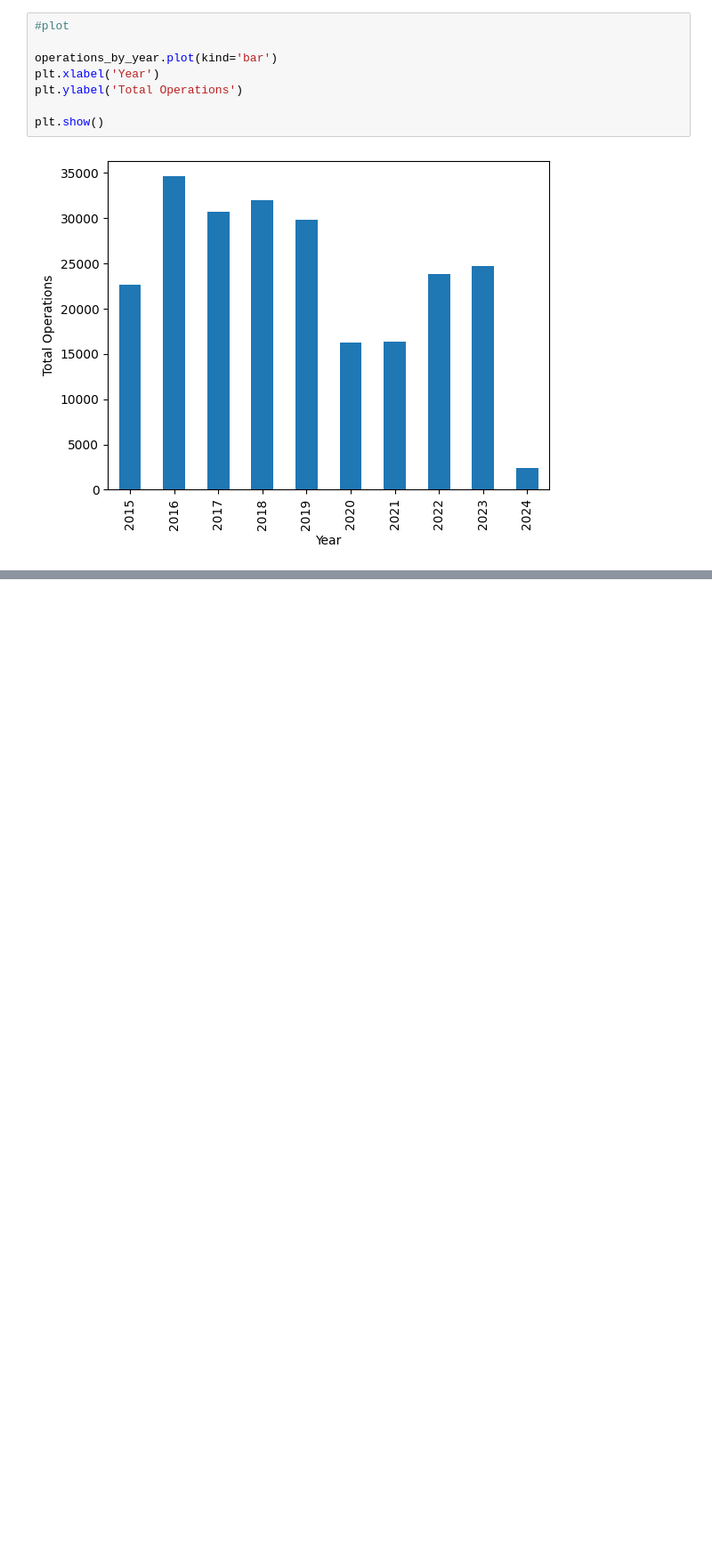
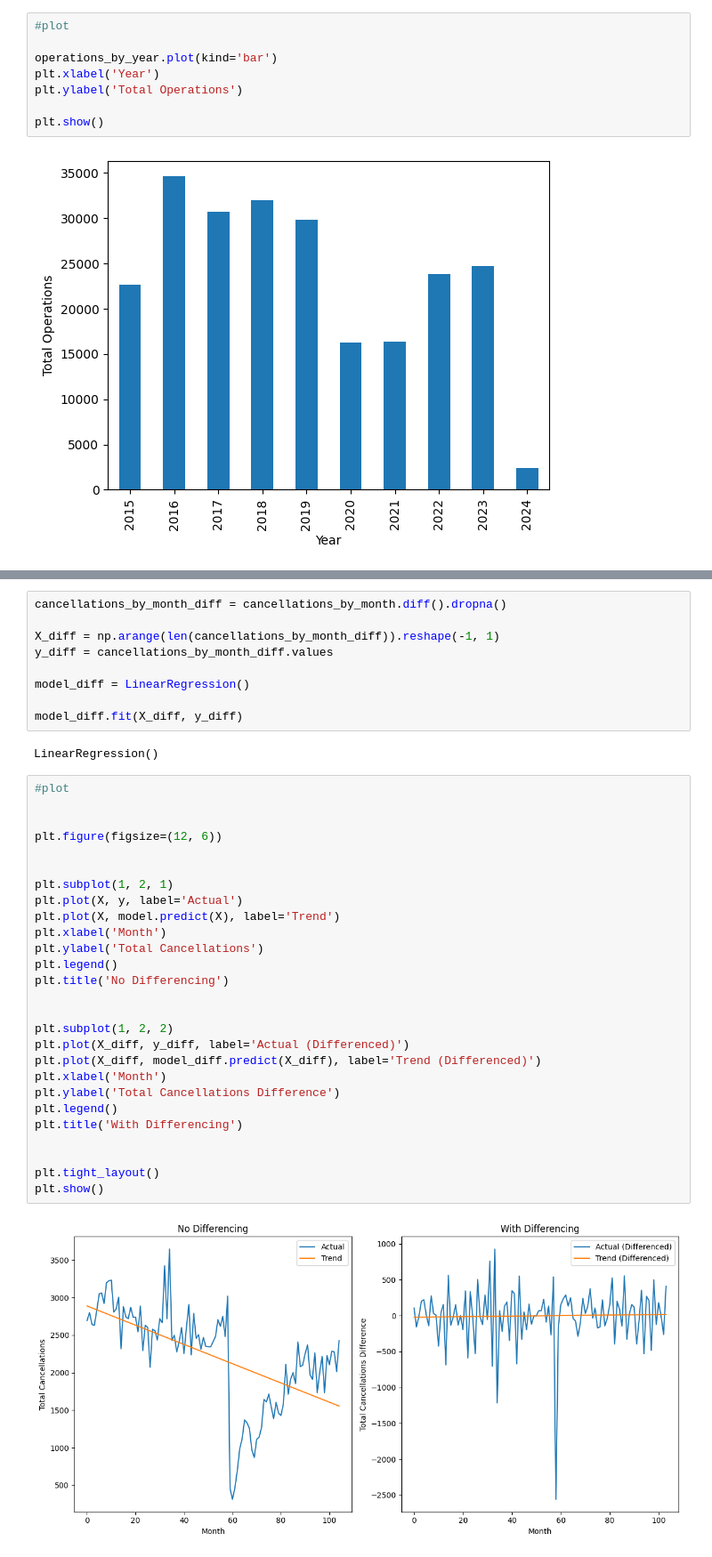
Before and after one commit to misha7b/FDS3, a Jupyter notebook: fds.ipynb, the cells around one changed output, grey strips where cells are left out. Shown at 89% size. Cells and saved outputs as stored; diff of their text form; blank space fills up the shorter version.

```diff
--- a/fds.ipynb
+++ b/fds.ipynb
@@ -291,0 +401,40 @@ ops_2020.head()
+# %%
+cancellations_by_month_diff = cancellations_by_month.diff().dropna()
+
+X_diff = np.arange(len(cancellations_by_month_diff)).reshape(-1, 1)
+y_diff = cancellations_by_month_diff.values
+
+model_diff = LinearRegression()
+
+model_diff.fit(X_diff, y_diff)
+# %% [output]
+LinearRegression()
+# %%
+#plot
+
+
+plt.figure(figsize=(12, 6))
+
+
+plt.subplot(1, 2, 1)
+plt.plot(X, y, label='Actual')
+plt.plot(X, model.predict(X), label='Trend')
+plt.xlabel('Month')
+plt.ylabel('Total Cancellations')
+plt.legend()
+plt.title('No Differencing')
+
+
+plt.subplot(1, 2, 2)
+plt.plot(X_diff, y_diff, label='Actual (Differenced)')
+plt.plot(X_diff, model_diff.predict(X_diff), label='Trend (Differenced)')
+plt.xlabel('Month')
+plt.ylabel('Total Cancellations Difference')
+plt.legend()
+plt.title('With Differencing')
+
+
+plt.tight_layout()
+plt.show()
+# %% [output]
+[figure, added]
```
Also changed, not shown: parts of 33 cells of this notebook.
